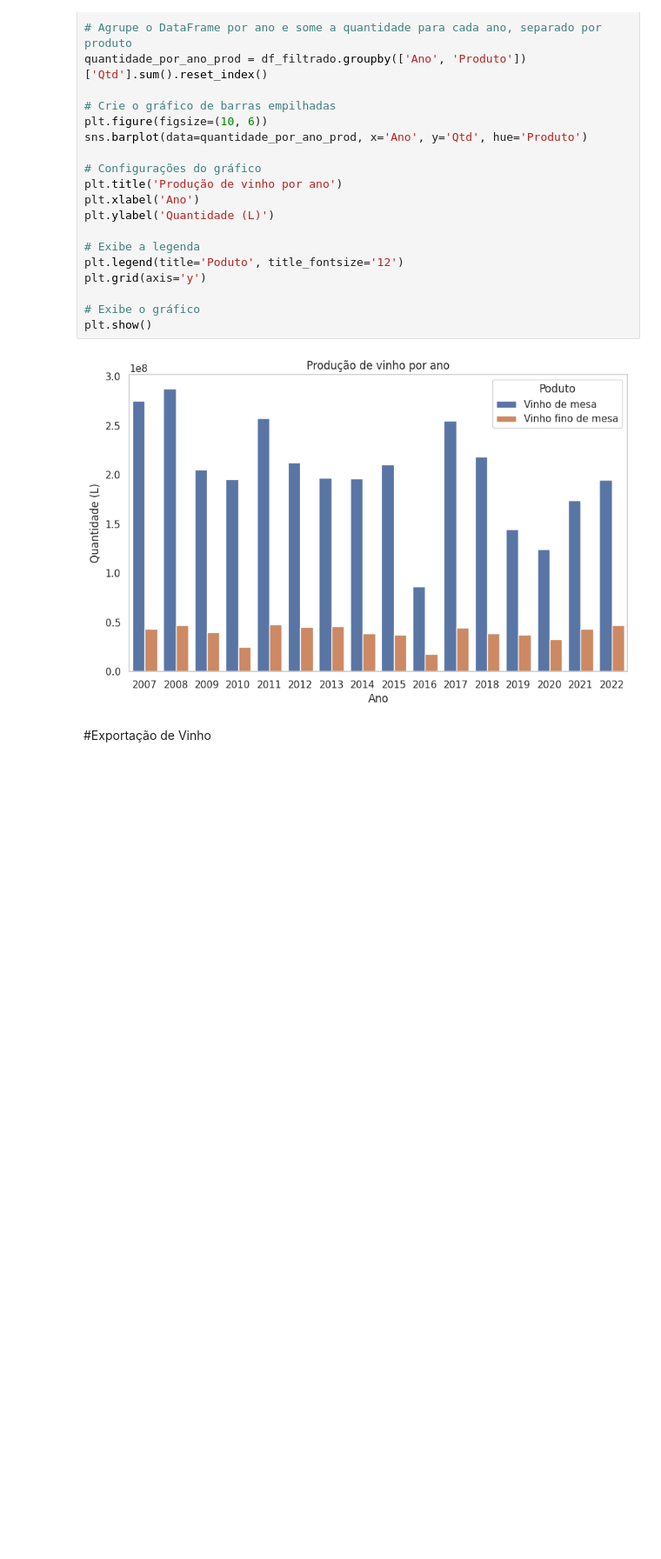
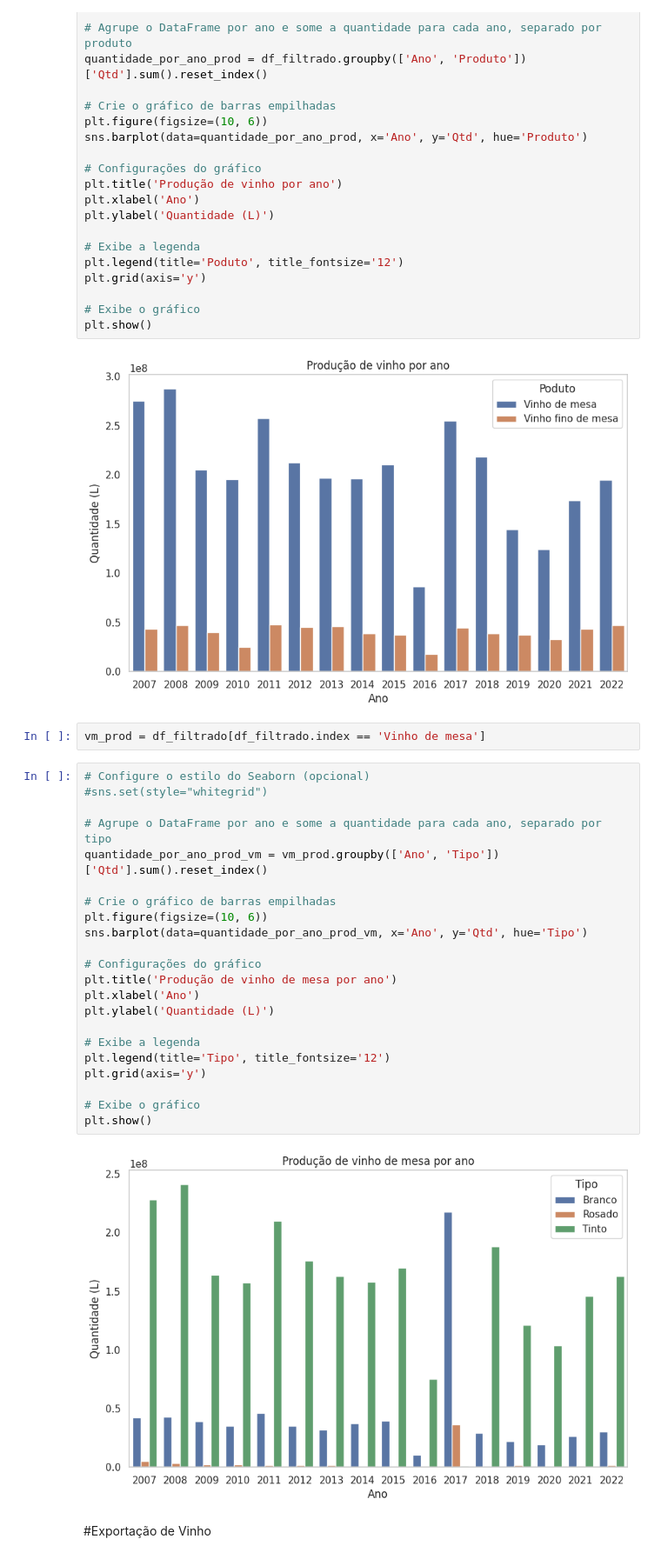
Before and after one commit to VivianeCorreia/Tech-Challenge, a Jupyter notebook: Challenge.ipynb, the cells around one changed output. Shown at 87% size. Cells and saved outputs as stored; diff of their text form; blank space fills up the shorter version.

```diff
--- a/Challenge.ipynb
+++ b/Challenge.ipynb
@@ -152,6 +152,32 @@ plt.grid(axis='y')
 plt.show()
 # %% [output]
 [figure]
+# %%
+vm_prod = df_filtrado[df_filtrado.index == 'Vinho de mesa']
+# %%
+# Configure o estilo do Seaborn (opcional)
+#sns.set(style="whitegrid")
+
+# Agrupe o DataFrame por ano e some a quantidade para cada ano, separado por tipo
+quantidade_por_ano_prod_vm = vm_prod.groupby(['Ano', 'Tipo'])['Qtd'].sum().reset_index()
+
+# Crie o gráfico de barras empilhadas
+plt.figure(figsize=(10, 6))
+sns.barplot(data=quantidade_por_ano_prod_vm, x='Ano', y='Qtd', hue='Tipo')
+
+# Configurações do gráfico
+plt.title('Produção de vinho de mesa por ano')
+plt.xlabel('Ano')
+plt.ylabel('Quantidade (L)')
+
+# Exibe a legenda
+plt.legend(title='Tipo', title_fontsize='12')
+plt.grid(axis='y')
+
+# Exibe o gráfico
+plt.show()
+# %% [output]
+[figure, added]
 # %% [markdown]
 #Exportação de Vinho
 # %%
```
Also changed, not shown: parts of 4 cells of this notebook.
